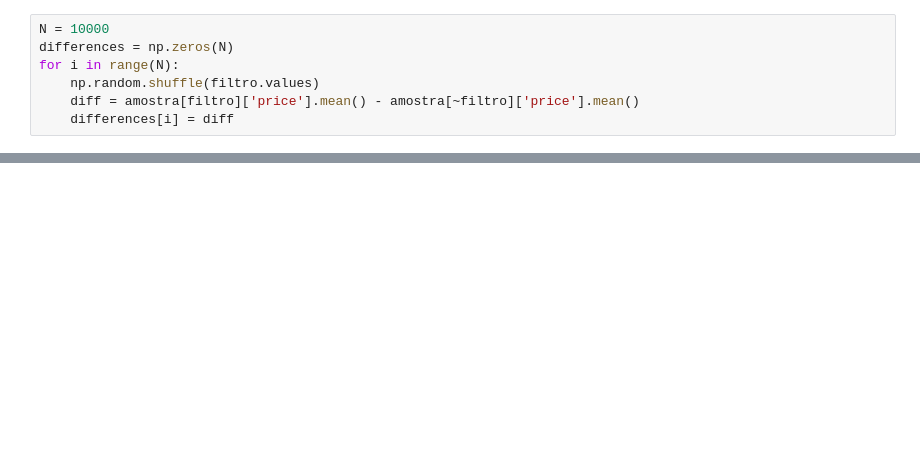
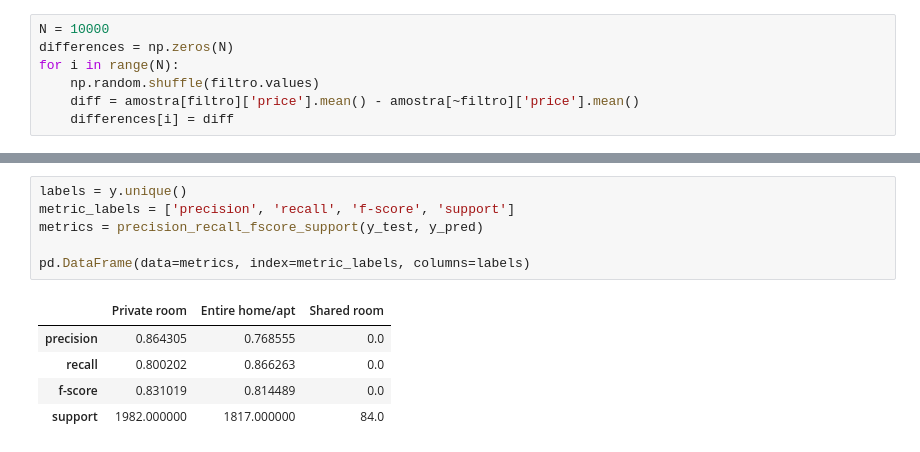
Before and after one commit to LucasPMM/Airbnb_Data_Analysis, a Jupyter notebook: Airbnb Analyzes.ipynb, the cells around one changed output, grey strips where cells are left out. Drawn from its saved outputs; the diff is of its cells as text; blank space fills up the shorter version.

```diff
--- a/Airbnb Analyzes.ipynb
+++ b/Airbnb Analyzes.ipynb
@@ -144,0 +178,12 @@ plt.vlines(t_obs, 0, 0.14, color='r')
+# %%
+labels = y.unique()
+metric_labels = ['precision', 'recall', 'f-score', 'support']
+metrics = precision_recall_fscore_support(y_test, y_pred)
+
+pd.DataFrame(data=metrics, index=metric_labels, columns=labels)
+# %% [output]
+|  | Private room | Entire home/apt | Shared room |
+| precision | 0.864305 | 0.768555 | 0.0 |
+| recall | 0.800202 | 0.866263 | 0.0 |
+| f-score | 0.831019 | 0.814489 | 0.0 |
+| support | 1982.000000 | 1817.000000 | 84.0 |
```
Also changed, not shown: parts of 19 cells of this notebook.
